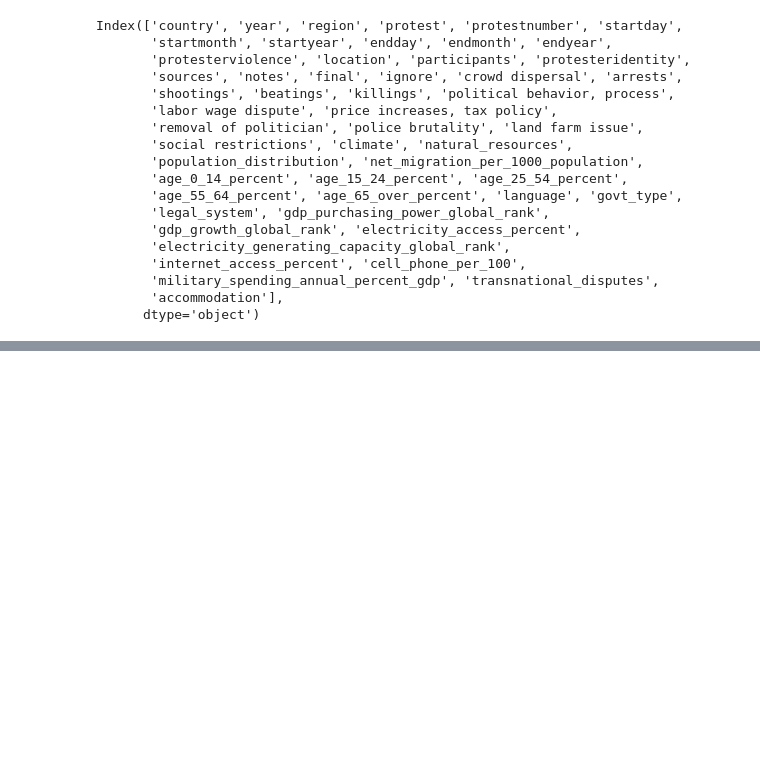
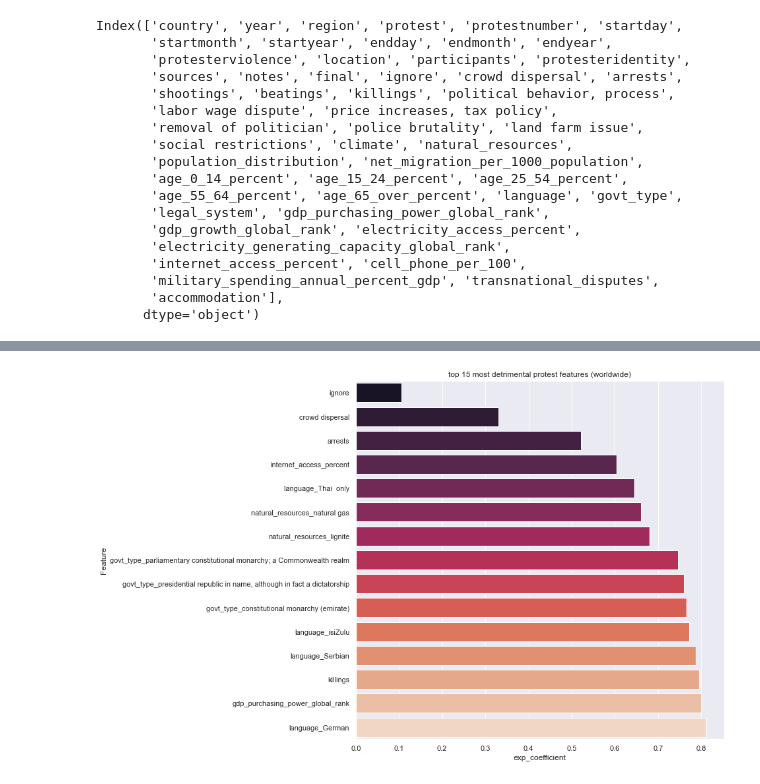
Before and after one commit to justhow/hear-us, a Jupyter notebook: noah/Modeling.ipynb, the cells around one changed output, grey strips where cells are left out. Saved outputs shown, nothing was run; the diff lists cells and outputs as text; code cells hidden in the pictures; blank space fills up the shorter version.

```diff
--- a/noah/Modeling.ipynb
+++ b/noah/Modeling.ipynb
@@ -115,0 +366,10 @@ oceania['accommodation'].value_counts(normalize = True)[1]
+# %%
+bottom_15 = coef_df.sort_values(by = 'exp_coefficient', ascending = True)[:15]
+# %%
+sns.set(rc = {'figure.figsize':(10,10)})
+sns.barplot(x = bottom_15['exp_coefficient'],
+           y = bottom_15['Feature'],
+           palette = 'rocket')
+plt.title('top 15 most detrimental protest features (worldwide)');
+# %% [output]
+[figure, added]
```
Also changed, not shown: parts of 59 cells of this notebook, 16 other files.
